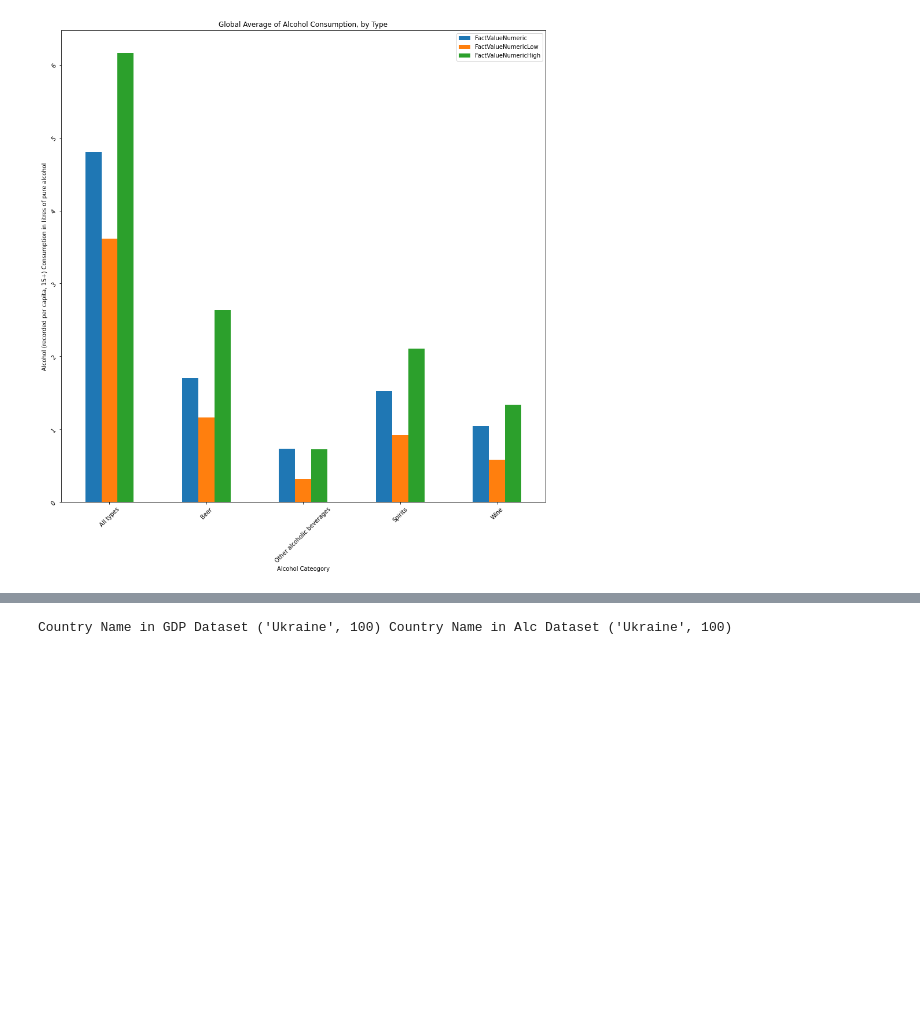
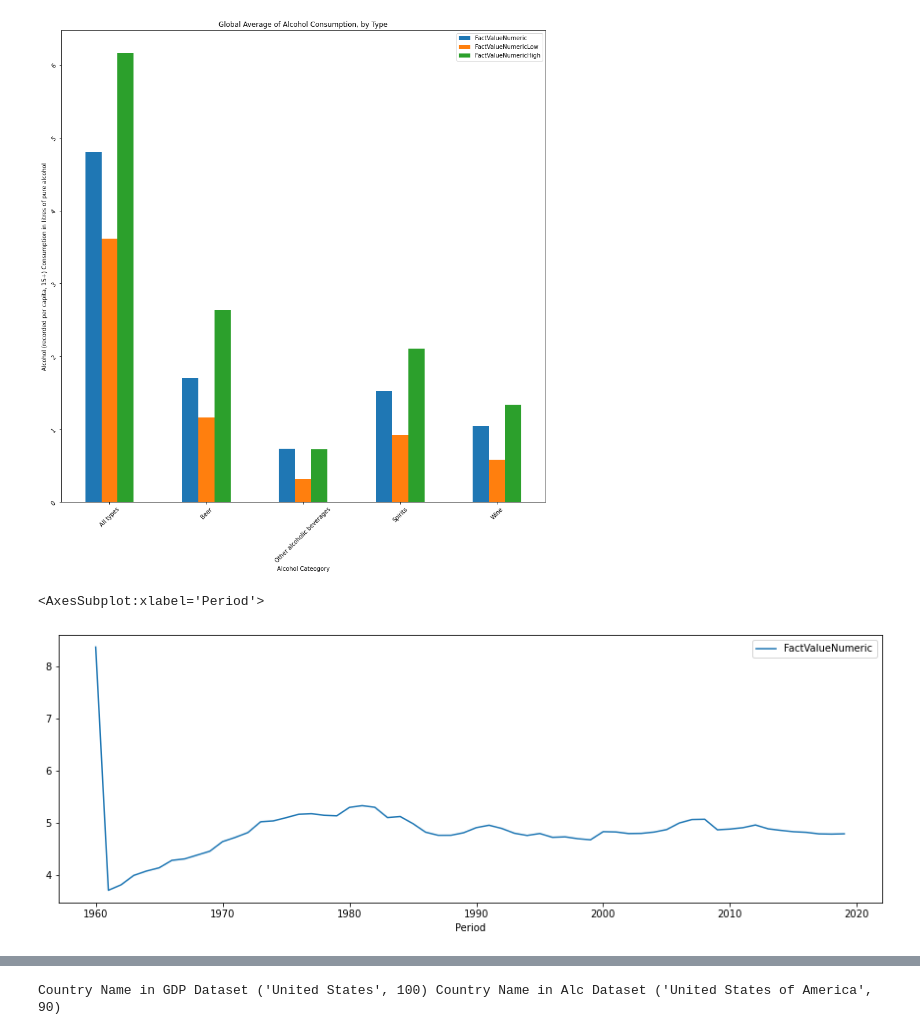
Before and after one commit to stuartbrown4/Big-Data-Assignment, a Jupyter notebook: Data-Handling-01.ipynb, the cells around one changed output, grey strips where cells are left out. Drawn from its saved outputs; the diff is of its cells as text; code cells hidden in the pictures; blank space fills up the shorter version.

```diff
--- a/Data-Handling-01.ipynb
+++ b/Data-Handling-01.ipynb
@@ -62,3 +62,14 @@ other = df[df['Dim1'] == 'Other alcoholic beverages']
+# %%
+all_types = df[df['Dim1'] == 'All types'].drop(['Dim1','FactValueNumericLow', 'FactValueNumericHigh'], axis=1).rename(columns={'FactValueNumeric':'All Types Volume'})
+beer = df[df['Dim1'] == 'Beer'].drop(['Dim1','FactValueNumericLow', 'FactValueNumericHigh'], axis=1).rename(columns={'FactValueNumeric':'Beer Volume'})
+wine = df[df['Dim1'] == 'Wine'].drop(['Dim1','FactValueNumericLow', 'FactValueNumericHigh'], axis=1).rename(columns={'FactValueNumeric':'Wine Volume'})
+spirits = df[df['Dim1'] == 'Spirits'].drop(['Dim1','FactValueNumericLow', 'FactValueNumericHigh'], axis=1).rename(columns={'FactValueNumeric':'Spirits Volume'})
+other = df[df['Dim1'] == 'Other alcoholic beverages'].drop(['Dim1','FactValueNumericLow', 'FactValueNumericHigh'], axis=1).rename(columns={'FactValueNumeric':'Other Volume'})
+# %%
+all_types.groupby('Period').mean().plot(kind='line', figsize=(15,5))
+# %% [output]
+<AxesSubplot:xlabel='Period'>
+[figure, added]
 # %%
 gdp_pc = pd.read_csv('gdp_per_capita.csv')
 # %%
@@ -83,9 +94,9 @@ def NameFinder(name):
     gdp_name, alc_name = process.extract(name, countries, limit=2)
     return print('Country Name in GDP Dataset', gdp_name, 'Country Name in Alc Dataset', alc_name)
-# %%
-NameFinder('Ukraine')
-# %% [output]
-Country Name in GDP Dataset ('Ukraine', 100) Country Name in Alc Dataset ('Ukraine', 100)
+# %%
+NameFinder('United States')
+# %% [output]
+Country Name in GDP Dataset ('United States', 100) Country Name in Alc Dataset ('United States of America', 90)
 # %%
 def CountryGDP(country):
     country_gdp = gdp_pc[gdp_pc['Country Name'] == country].T.drop(['Country Name', 'Code', 'Unnamed: 65'])
```
Also changed, not shown: parts of 27 cells of this notebook.
